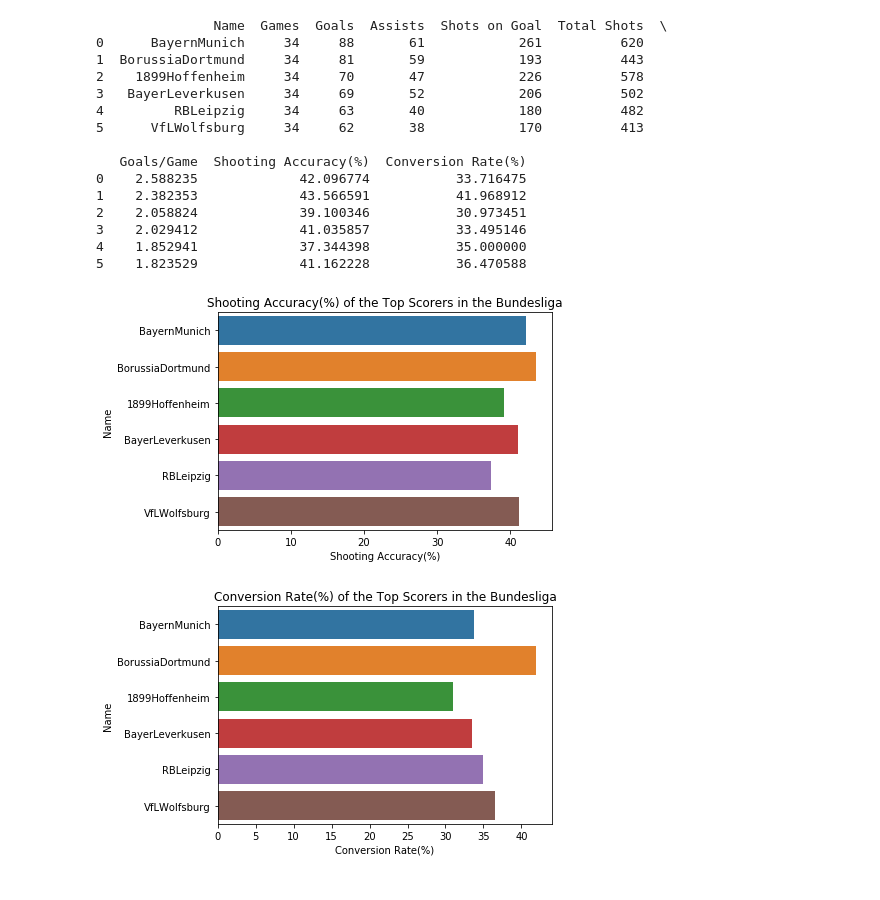
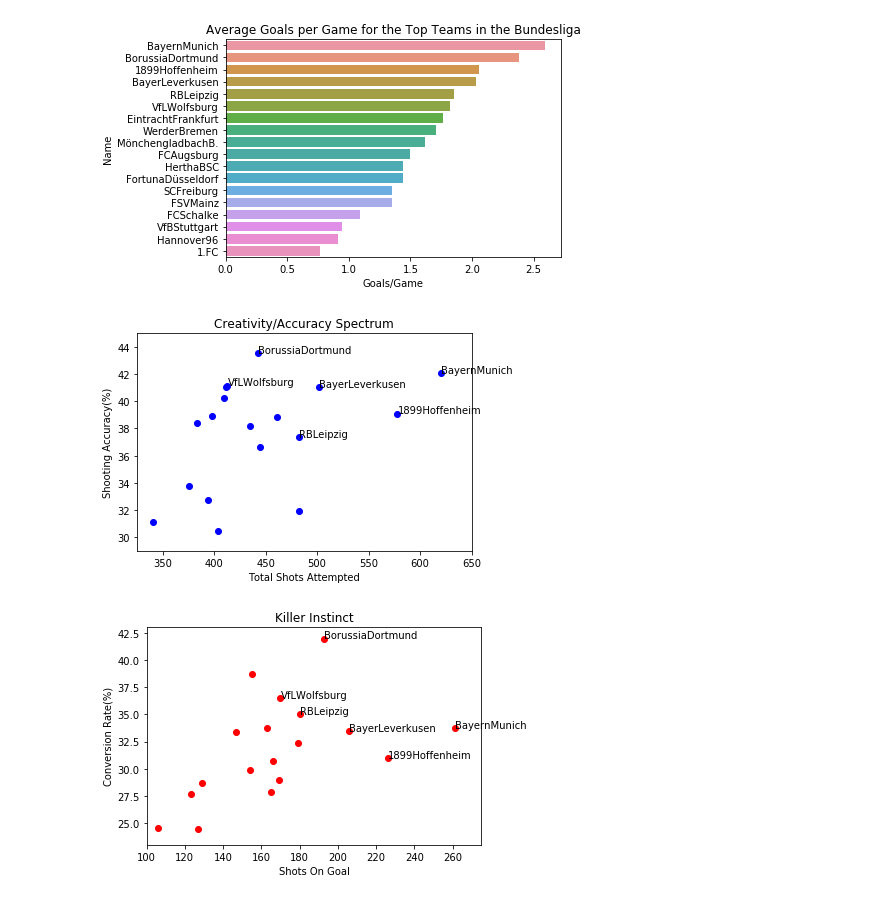
Before and after one commit to hchandra88/SoccerLeaguesAnalysis, a Jupyter notebook: Part1/Bundesliga.ipynb, the cells around one changed output. Cells and saved outputs as stored; diff of their text form; code cells hidden in the pictures.

```diff
--- a/Part1/Bundesliga.ipynb
+++ b/Part1/Bundesliga.ipynb
@@ -9,14 +13,21 @@ import time
 # %%
 #data cleaning
-df = pd.read_csv("bundTopGoals.csv")
-df = df.head(n=6)
+df = pd.read_csv("TopGoals/bundTopGoals.csv")
+df = df.head(n=18)
 df = df.drop(columns=['Unnamed: 0', 'YC', 'RC', 'F', 'OFF', 'HG', 'KG'])
 df.rename(columns={'STANDARD':'Name', 'GP': 'Games', 'GF':'Goals', 'A':'Assists', 'SOG':'Shots on Goal', 'S':'Total Shots'}, inplace=True)
-for i in range(6):
+for i in range(18):
     if(df.at[i, 'Name'].split()[1] == df.at[i, 'Name'].split()[2]):
         df.at[i, 'Name'] = df.at[i, 'Name'].split()[1]
     else:
         df.at[i, 'Name'] = df.at[i, 'Name'].split()[1] + df.at[i, 'Name'].split()[2]
     df.at[i, 'Goals/Game'] = (df.at[i, 'Goals']/df.at[i, 'Games'])
+#print(df)
+#create 2 new columns for shooting accuracy and coversion rate
+#shooting accuracy is given by (shots on goal/total shots)*100%
+#conversion rate is given by (goals/shots on goal)*100%
+for i in range(18):
+    df.at[i, 'Shooting Accuracy(%)'] = (df.at[i, 'Shots on Goal']/df.at[i, 'Total Shots'])*100
+    df.at[i, 'Conversion Rate(%)'] = (df.at[i, 'Goals']/df.at[i, 'Shots on Goal'])*100
 print(df)
 # %% [output]
@@ -47,38 +51,29 @@ plt.show()
-# %%
-#create 2 new columns for shooting accuracy and coversion rate
-#shooting accuracy is given by (shots on goal/total shots)*100%
-#conversion rate is given by (goals/shots on goal)*100%
-for i in range(6):
-    df.at[i, 'Shooting Accuracy(%)'] = (df.at[i, 'Shots on Goal']/df.at[i, 'Total Shots'])*100
-    df.at[i, 'Conversion Rate(%)'] = (df.at[i, 'Goals']/df.at[i, 'Shots on Goal'])*100
-print(df)
-# %% [output]
-               Name  Games  Goals  Assists  Shots on Goal  Total Shots  \
-0      BayernMunich     34     88       61            261          620
-1  BorussiaDortmund     34     81       59            193          443
-2    1899Hoffenheim     34     70       47            226          578
-3   BayerLeverkusen     34     69       52            206          502
-4         RBLeipzig     34     63       40            180          482
-5      VfLWolfsburg     34     62       38            170          413
-
-   Goals/Game  Shooting Accuracy(%)  Conversion Rate(%)
-0    2.588235             42.096774           33.716475
-1    2.382353             43.566591           41.968912
-2    2.058824             39.100346           30.973451
-3    2.029412             41.035857           33.495146
-4    1.852941             37.344398           35.000000
-5    1.823529             41.162228           36.470588
-# %%
-#visualization of top scorers' shooting accuracy and conversion rate
-#df2 = df.sort_values(['Shooting Accuracy(%)'])
-bar2 = sns.barplot(x='Shooting Accuracy(%)', y='Name', data=df)
-plt.title('Shooting Accuracy(%) of the Top Scorers in the Bundesliga')
-plt.show()
-
-#df3 = df.sort_values(['Conversion Rate(%)'])
-bar3 = sns.barplot(x='Conversion Rate(%)', y='Name', data=df)
-plt.title('Conversion Rate(%) of the Top Scorers in the Bundesliga')
-plt.show()
-# %% [output]
-[figure, removed]
-[figure, removed]
+# %%
+#visualization of top scorers per game
+#df1 = df.sort_values(['Goals/Game'])
+bar1 = sns.barplot(x='Goals/Game', y='Name', data=df)
+#bar1.set_xticklabels(bar1.get_xticklabels(),rotation=90)
+plt.title('Average Goals per Game for the Top Teams in the Bundesliga')
+plt.show()
+
+plt.plot(df["Total Shots"], df["Shooting Accuracy(%)"], 'bo')
+plt.axis([325, 650, 29, 45])
+plt.title('Creativity/Accuracy Spectrum')
+plt.xlabel("Total Shots Attempted")
+plt.ylabel("Shooting Accuracy(%)")
+for i in range(6):
+    plt.annotate(df.at[i, 'Name'], xy=(df.at[i,'Total Shots'], df.at[i, 'Shooting Accuracy(%)']))
+plt.show()
+
+plt.plot(df["Shots on Goal"], df["Conversion Rate(%)"], 'ro')
+plt.axis([100, 275, 23, 43])
+plt.title('Killer Instinct')
+plt.xlabel("Shots On Goal")
+plt.ylabel("Conversion Rate(%)")
+for i in range(6):
+    plt.annotate(df.at[i, 'Name'], xy=(df.at[i,'Shots on Goal'], df.at[i, 'Conversion Rate(%)']))
+plt.show()
+# %% [output]
+[figure, added]
+[figure, added]
+[figure, added]
```
Also changed, not shown: parts of 6 cells of this notebook, 2 other files.
